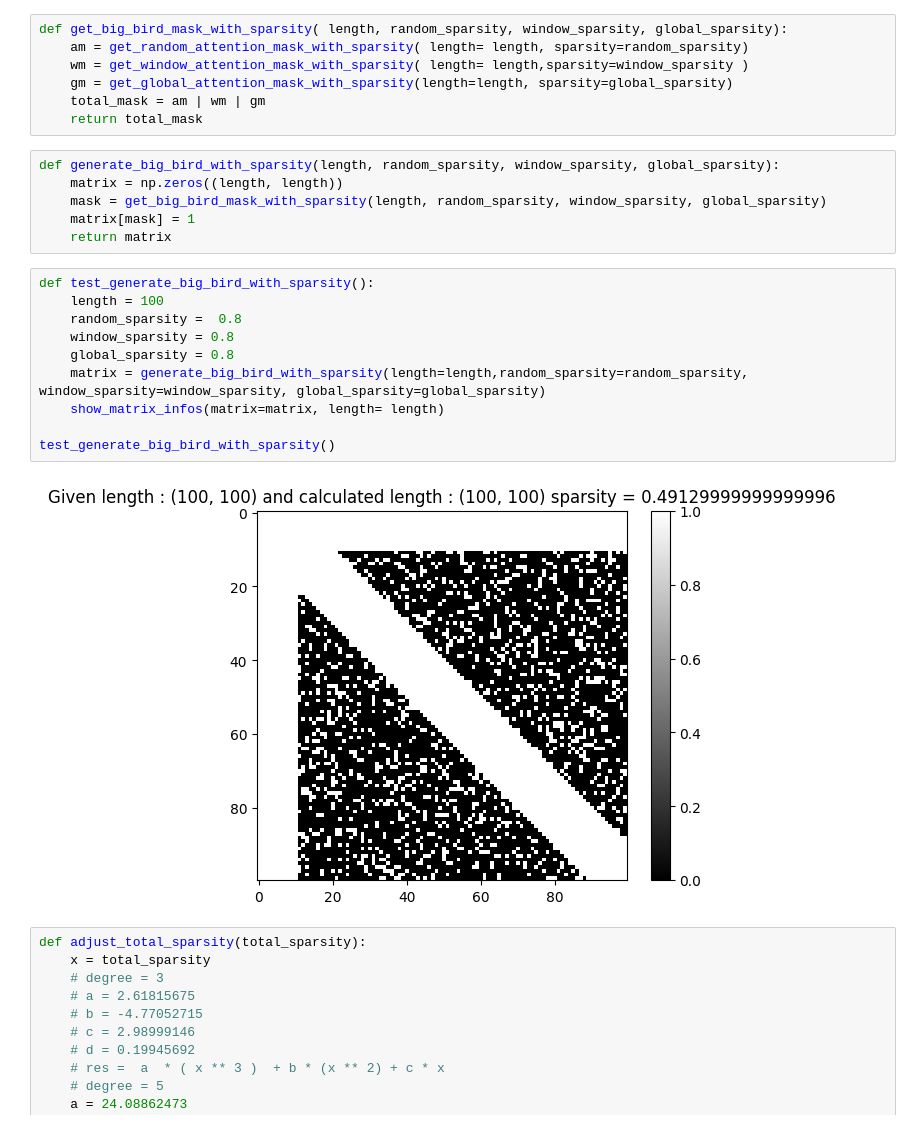
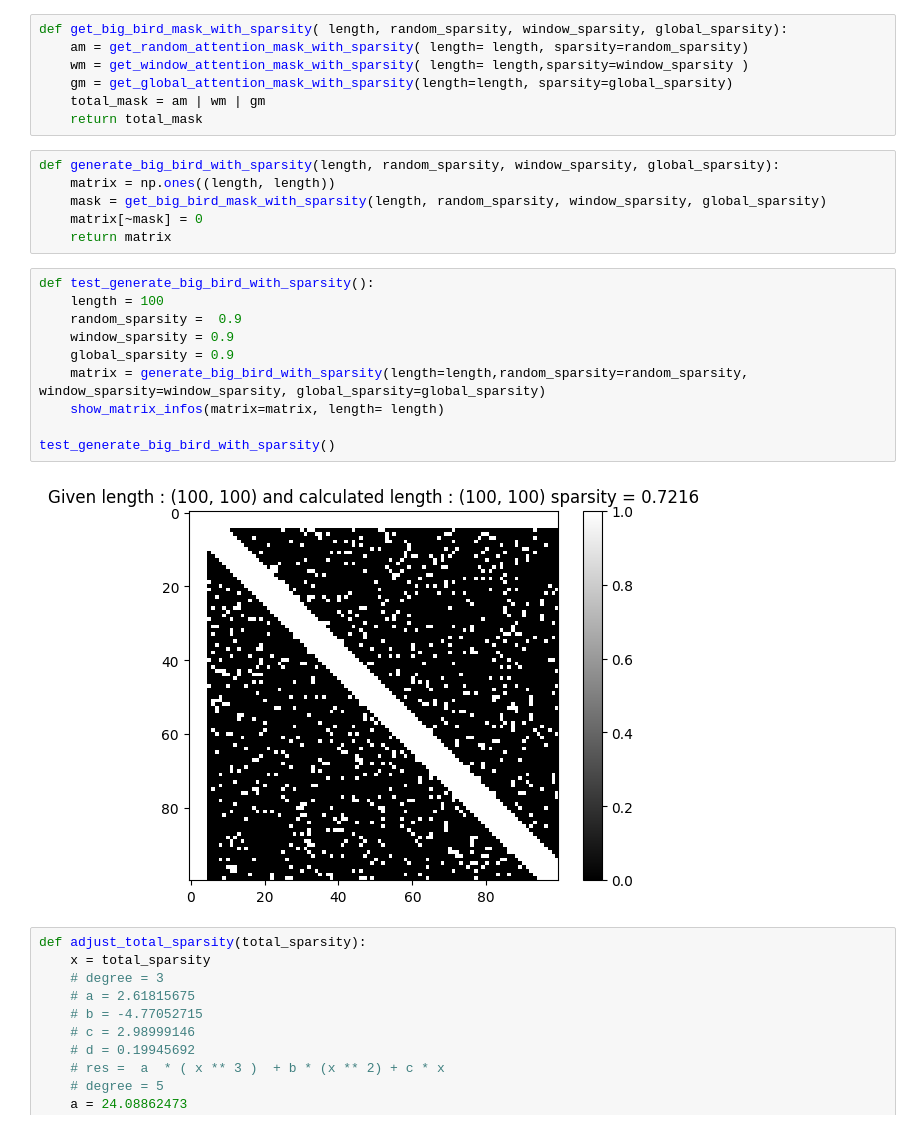
Before and after one commit to shanedonnelly/artificial_big_bird_matrix_generator, a Jupyter notebook: big_bird.ipynb, the cells around one changed output. Cells and saved outputs as stored; diff of their text form.

```diff
--- a/big_bird.ipynb
+++ b/big_bird.ipynb
@@ -355,22 +356,22 @@ def get_big_bird_mask_with_sparsity( length, random_sparsity, window_sparsity, g
     return total_mask
 # %%
 def generate_big_bird_with_sparsity(length, random_sparsity, window_sparsity, global_sparsity):
-    matrix = np.zeros((length, length))
+    matrix = np.ones((length, length))
     mask = get_big_bird_mask_with_sparsity(length, random_sparsity, window_sparsity, global_sparsity)
-    matrix[mask] = 1
+    matrix[~mask] = 0
     return matrix
 # %%
 def test_generate_big_bird_with_sparsity():
     length = 100
-    random_sparsity =  0.8
-    window_sparsity = 0.8
-    global_sparsity = 0.8
+    random_sparsity =  0.9
+    window_sparsity = 0.9
+    global_sparsity = 0.9
     matrix = generate_big_bird_with_sparsity(length=length,random_sparsity=random_sparsity, window_sparsity=window_sparsity, global_sparsity=global_sparsity)
     show_matrix_infos(matrix=matrix, length= length)
 
 test_generate_big_bird_with_sparsity()
 # %% [output]
-[figure, old version]
+[figure, new version]
 # %%
 def adjust_total_sparsity(total_sparsity):
     x = total_sparsity
```
Also changed, not shown: parts of 16 cells of this notebook, 6 other files.
